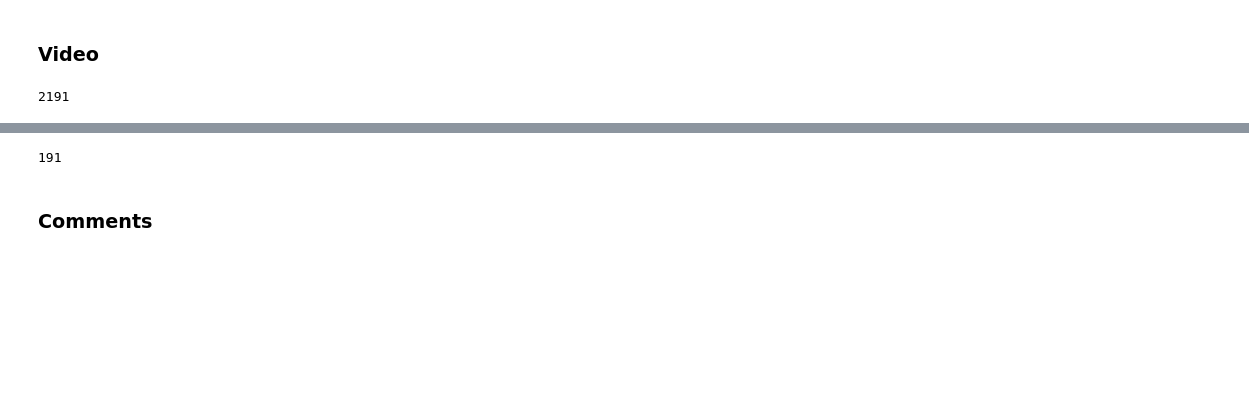
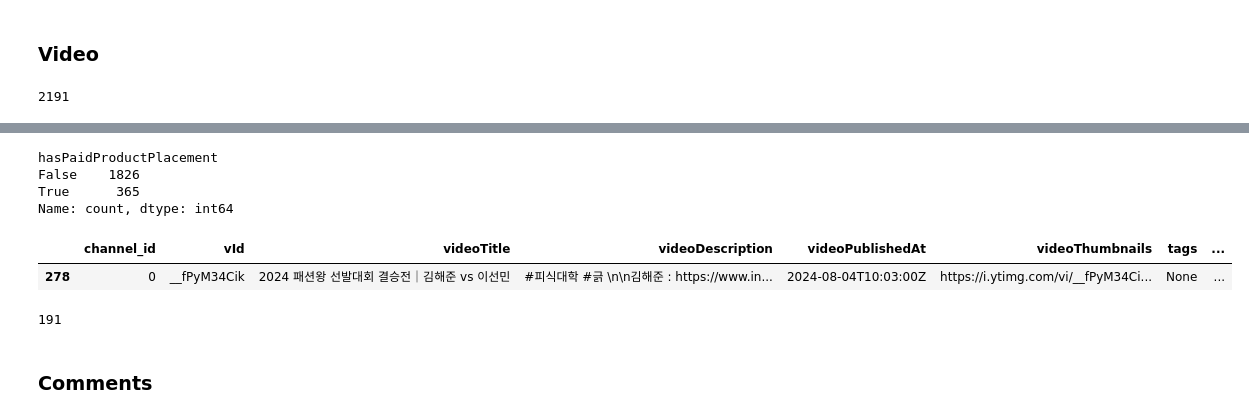
Before and after one commit to hwk9764/CLOVISTA, a Jupyter notebook: core/crawler/db_insert.ipynb, the cells around one changed output, grey strips where cells are left out. Drawn from its saved outputs; the diff is of its cells as text; code cells hidden in the pictures; blank space fills up the shorter version.

```diff
--- a/core/crawler/db_insert.ipynb
+++ b/core/crawler/db_insert.ipynb
@@ -77,7 +77,7 @@ df_c.to_sql(table_name, engine, if_exists="replace", index=False)
 # %% [markdown]
 ### Video
 # %%
-columns_name = ['channel_id', 'vId','videoTitle', 'videoDescription', 'videoPublishedAt', 'videoThumbnails', 'tags', 'categoryId', 'liveBroadcastContent', 'videoViewCount', 'videoLikeCount', 'videoDislikeCount', 'commentCount', 'topicDetails']
+columns_name = ['channel_id', 'vId','videoTitle', 'videoDescription', 'videoPublishedAt', 'videoThumbnails', 'tags', 'categoryId', 'liveBroadcastContent', 'videoViewCount', 'videoLikeCount', 'videoDislikeCount', 'commentCount', 'topicDetails', 'hasPaidProductPlacement']
 # %%
 result = []
 for channel_id, channel in zip(range(len(channel_lst)), channel_lst):
@@ -127,3 +122,15 @@ df_v.head(3)
+# %%
+df_v.value_counts('hasPaidProductPlacement')
+# %% [output]
+hasPaidProductPlacement
+False    1826
+True      365
+Name: count, dtype: int64
+# %%
+df_v[df_v['vId'] == '__fPyM34Cik']
+# %% [output]
+|  | channel_id | vId | videoTitle | videoDescription | videoPublishedAt | videoThumbnails | tags | ... |
+| 278 | 0 | __fPyM34Cik | 2024 패션왕 선발대회 결승전｜김해준 vs 이선민 | #피식대학 #긁 \n\n김해준 : https://www.in... | 2024-08-04T10:03:00Z | https://i.ytimg.com/vi/__fPyM34Ci... | None | ... |
 # %%
 df_v.to_sql('Video', engine, if_exists="replace", index=False)
 # %% [output]
```
Also changed, not shown: parts of 9 cells of this notebook, 15 other files.
